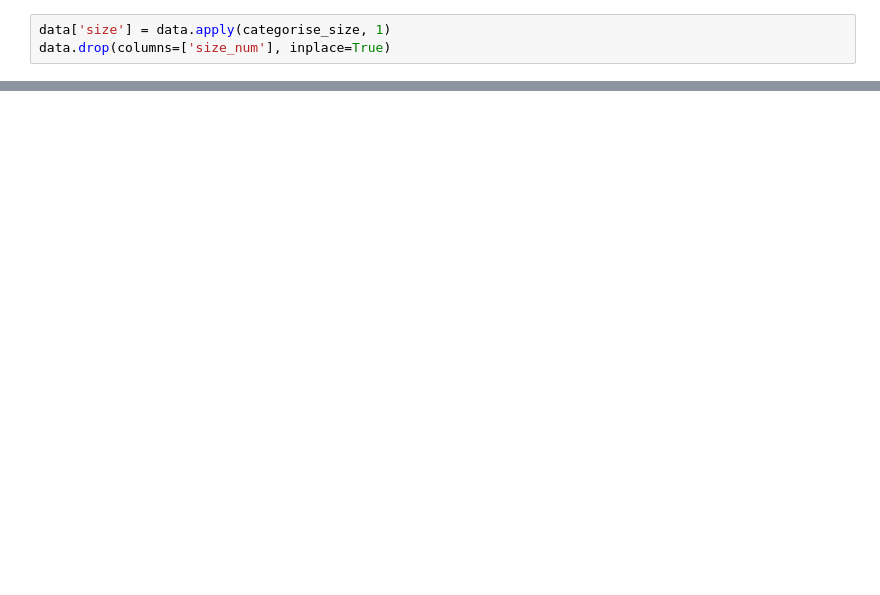
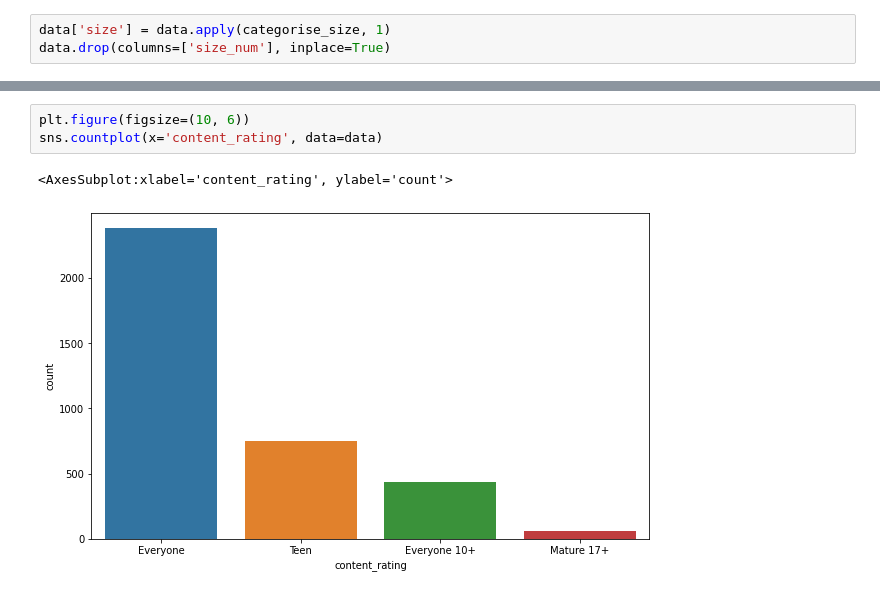
Before and after one commit to hieplk97/Recommendation-For-Games, a Jupyter notebook: jupyter_lab/Data Explorer.ipynb, the cells around one changed output, grey strips where cells are left out. Saved outputs shown, nothing was run; the diff lists cells and outputs as text; blank space fills up the shorter version.

```diff
--- a/jupyter_lab/Data Explorer.ipynb
+++ b/jupyter_lab/Data Explorer.ipynb
@@ -130,0 +116,6 @@ array(['Everyone', 'Teen', 'Everyone 10+', 'Mature 17+', nan],
+# %%
+plt.figure(figsize=(10, 6))
+sns.countplot(x='content_rating', data=data)
+# %% [output]
+<AxesSubplot:xlabel='content_rating', ylabel='count'>
+[figure, added]
```
Also changed, not shown: parts of 15 cells of this notebook, 3 other files.
